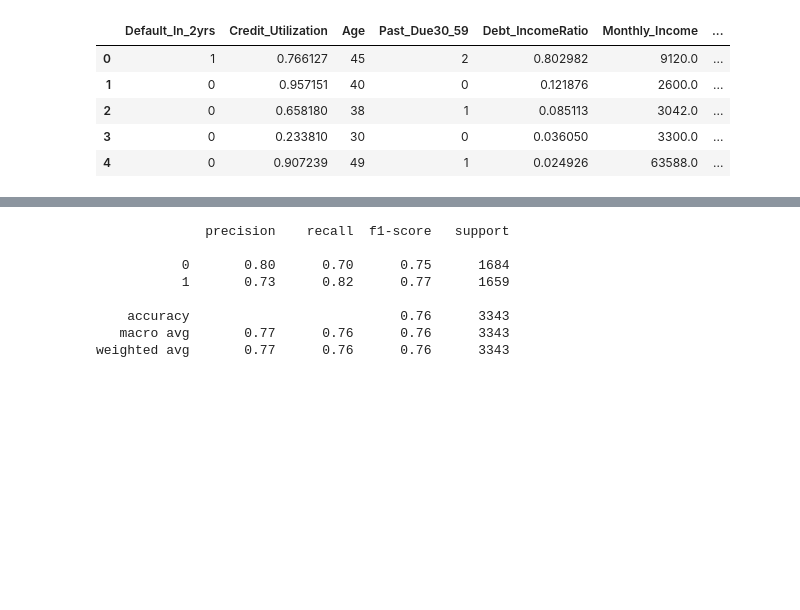
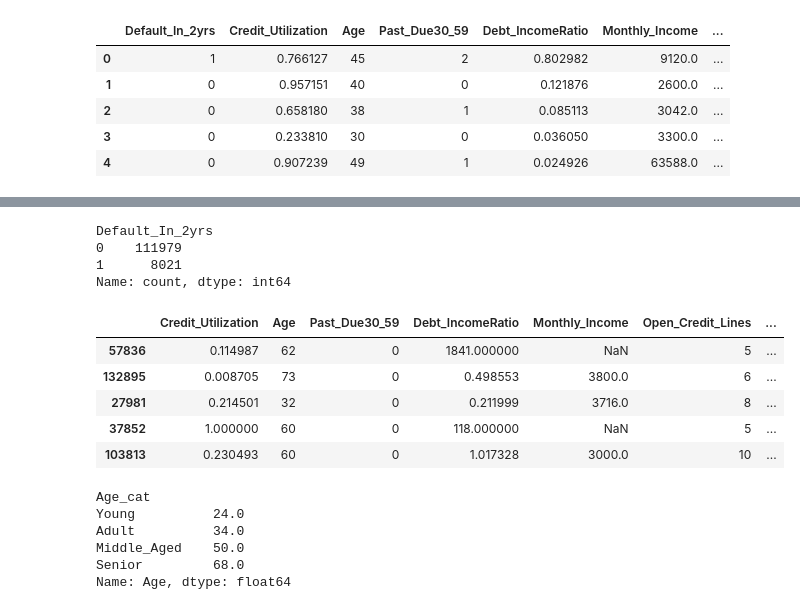
Before and after one commit to Gir-cyber/Loan-Recovery, a Jupyter notebook: Notebooks/Loan_Recovery.ipynb, the cells around one changed output, grey strips where cells are left out. Saved outputs shown, nothing was run; the diff lists cells and outputs as text; code cells hidden in the pictures; blank space fills up the shorter version.

Commit message:
built model pipeline and completed training

```diff
--- a/Notebooks/Loan_Recovery.ipynb
+++ b/Notebooks/Loan_Recovery.ipynb
@@ -245,29 +109,0 @@ Parameters: { "use_label_encoder" } are not used.
-# %%
-from sklearn.ensemble import RandomForestClassifier
-from sklearn.model_selection import GridSearchCV, StratifiedKFold
-
-rf = RandomForestClassifier(random_state=42)
-
-param_grid_rf = {
-    "n_estimators": [100, 200, 300],
-    "max_depth": [None, 5, 10, 15],
-    "min_samples_split": [2, 5, 10],
-    "min_samples_leaf": [1, 2, 4],
-    "max_features": ["sqrt", "log2"]
-}
-
-cv = StratifiedKFold(n_splits=5, shuffle=True, random_state=42)
-
-grid_rf = GridSearchCV(
-    estimator=rf,
-    param_grid=param_grid_rf,
-    scoring="f1",
-    n_jobs=-1,
-    cv=cv,
-    verbose=2
-)
-
-grid_rf.fit(X_train, y_train)
-
-print("Best Params RF:", grid_rf.best_params_)
-print("Best CV Score RF:", grid_rf.best_score_)
@@ -362,16 +109,0 @@ NameError: name 'best_xgb' is not defined
-# %%
-chosen_threshold = 0.40
-
-y_pred_custom = (y_pred_proba >= chosen_threshold).astype(int)
-
-from sklearn.metrics import classification_report
-print(classification_report(y_test, y_pred_custom))
-# %% [output]
-              precision    recall  f1-score   support
-
-           0       0.80      0.70      0.75      1684
-           1       0.73      0.82      0.77      1659
-
-    accuracy                           0.76      3343
-   macro avg       0.77      0.76      0.76      3343
-weighted avg       0.77      0.76      0.76      3343
@@ -381,0 +110,32 @@ def predict_with_threshold(model, X, threshold=0.40):
+# %%
+y_train.value_counts()
+# %% [output]
+Default_In_2yrs
+0    111979
+1      8021
+Name: count, dtype: int64
+# %%
+X_train['Age_cat'] = pd.cut(
+    X_train['Age'],
+    bins=[0, 25, 40, 60, 120],
+    labels=['Young', 'Adult', 'Middle_Aged', 'Senior']
+)
+X_train.head()
+# %% [output]
+|  | Credit_Utilization | Age | Past_Due30_59 | Debt_IncomeRatio | Monthly_Income | Open_Credit_Lines | ... |
+| 57836 | 0.114987 | 62 | 0 | 1841.000000 | NaN | 5 | ... |
+| 132895 | 0.008705 | 73 | 0 | 0.498553 | 3800.0 | 6 | ... |
+| 27981 | 0.214501 | 32 | 0 | 0.211999 | 3716.0 | 8 | ... |
+| 37852 | 1.000000 | 60 | 0 | 118.000000 | NaN | 5 | ... |
+| 103813 | 0.230493 | 60 | 0 | 1.017328 | 3000.0 | 10 | ... |
+# %%
+age_median_map = (X_train.groupby('Age_cat')['Age'].median())
+
+age_median_map
+# %% [output]
+Age_cat
+Young          24.0
+Adult          34.0
+Middle_Aged    50.0
+Senior         68.0
+Name: Age, dtype: float64
```
Also changed, not shown: parts of 29 cells of this notebook, 8 other files.
